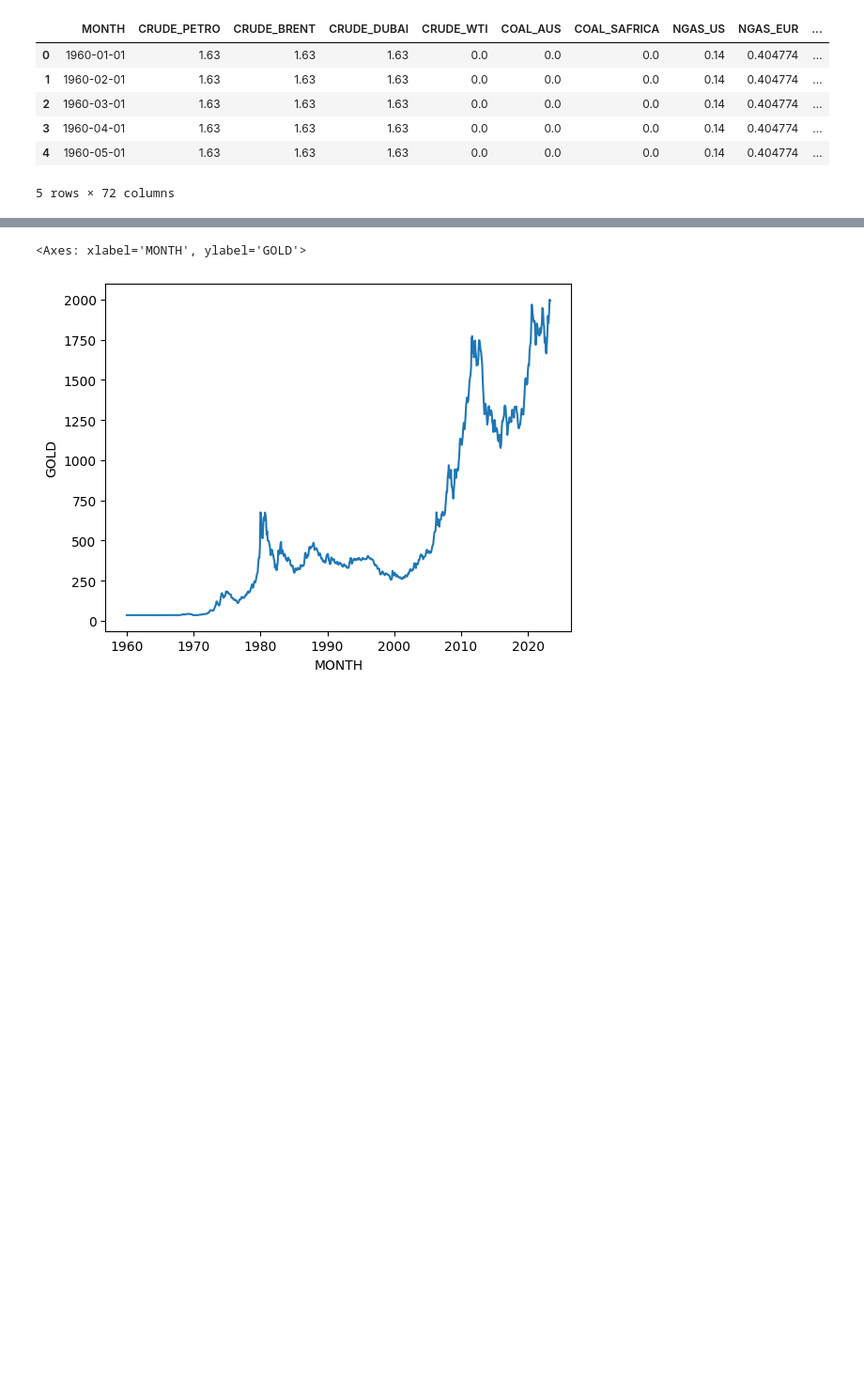
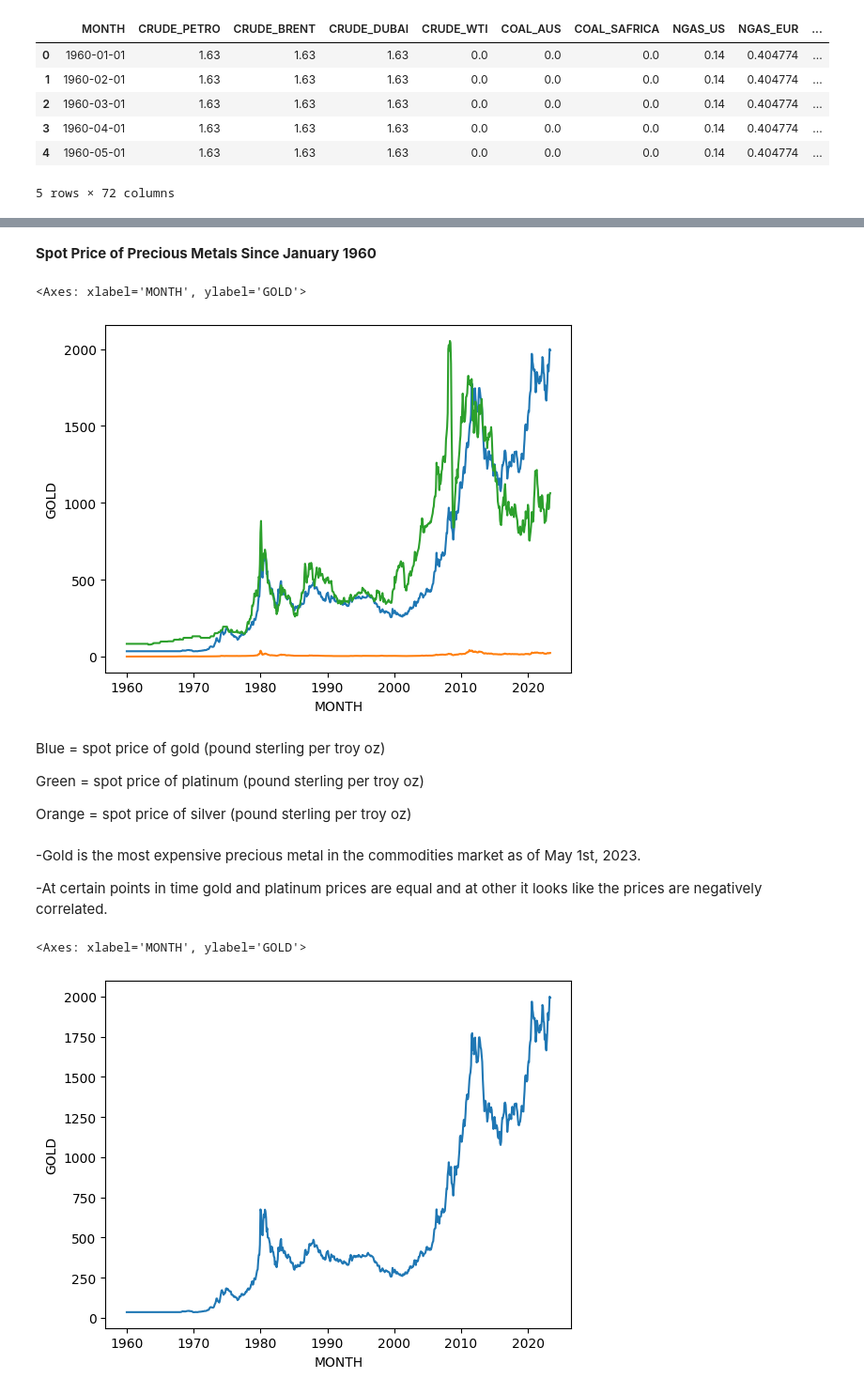
Before and after one commit to benbesthof/GoldenModel, a Jupyter notebook: COMSEDA.ipynb, the cells around one changed output, grey strips where cells are left out. Shown at 94% size. Cells and saved outputs as stored; diff of their text form; code cells hidden in the pictures; blank space fills up the shorter version.

```diff
--- a/COMSEDA.ipynb
+++ b/COMSEDA.ipynb
@@ -82,6 +309,15 @@ memory usage: 428.2+ KB
 #create function that converts object to float.
 
 def to_float(df):
+    """ Fucntion that converts objects to floats using Pandas, inputes for null values, reformats data to MM/YY format.
+
+    Args:
+        df (dataframe): dataframe to be reformatted
+
+    Returns:
+        df (dataframe): reformatted dataframe
+
+    """
     for i in df.columns:
         if i != 'MONTH':
             df[i] = df[i].replace('...', np.nan)
@@ -94,6 +330,11 @@ def to_float(df):
 
 
     def monthyear(column):
+        """ Function that reformats month column to month/year format using RegEx.
+
+        Args:
+            column (str): column to be reformatted
+        """
         return re.sub(r'(\d{4})M(\d{2})', r'\2/\1', column)
 
     df['MONTH'] = df['MONTH'].apply(monthyear)
@@ -135,3 +396,22 @@ The price of gold per month since January 1960
+# %% [markdown]
+**Spot Price of Precious Metals Since January 1960**
+# %%
+sns.lineplot(data = df, x = 'MONTH', y = 'GOLD')
+sns.lineplot(data = df, x = 'MONTH', y = 'SILVER')
+sns.lineplot(data = df, x = 'MONTH', y = 'PLATINUM')
+# %% [output]
+<Axes: xlabel='MONTH', ylabel='GOLD'>
+[figure, added]
+# %% [markdown]
+Blue = spot price of gold (pound sterling per troy oz)
+
+Green = spot price of platinum (pound sterling per troy oz)
+
+Orange = spot price of silver (pound sterling per troy oz)
+# %% [markdown]
+-Gold is the most expensive precious metal in the commodities market as of May 1st, 2023.
+
+-At certain points in time gold and platinum prices are equal and at other it looks like the prices are negatively correlated.
 # %%
 sns.lineplot(data = df, x = 'MONTH', y = 'GOLD')
 # %% [output]
```
Also changed, not shown: parts of 47 cells of this notebook, 8 other files.
